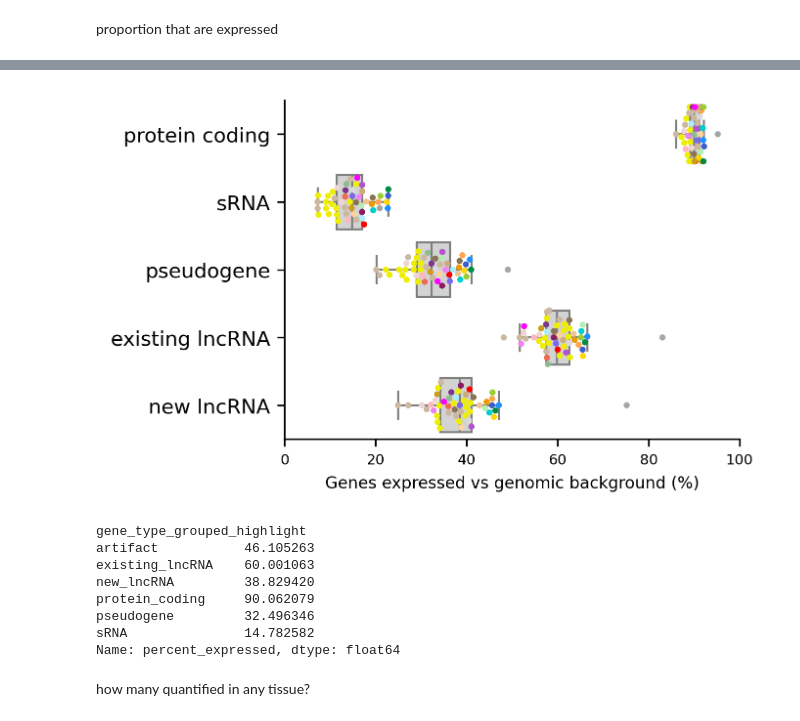
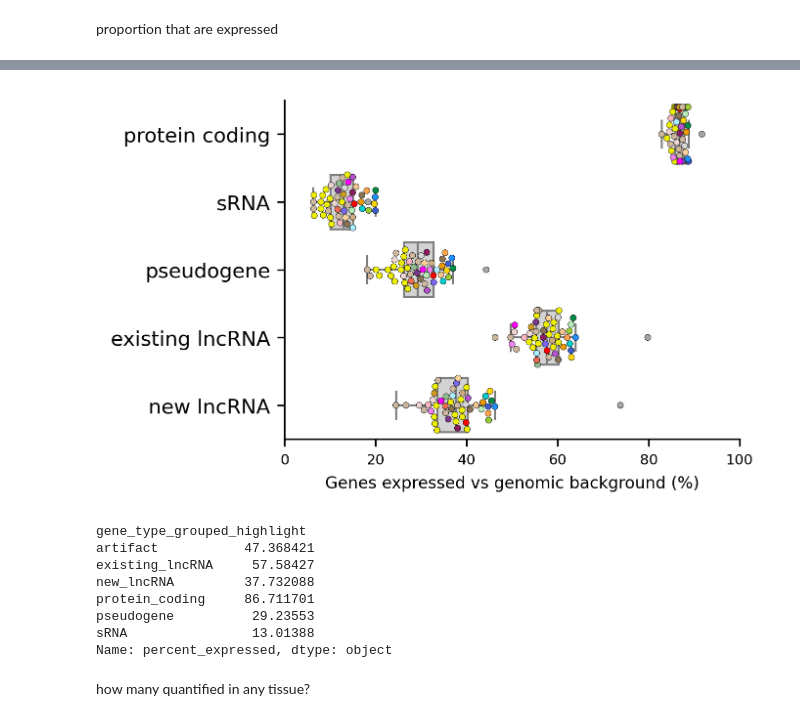
Before and after one commit to danielnachun/gtex-gencode47, a Jupyter notebook: notebooks/quantify_matched_nongenic_null.ipynb, the cells around one changed output, grey strips where cells are left out. Cells and saved outputs as stored; diff of their text form; code cells hidden in the pictures.

```diff
--- a/notebooks/quantify_matched_nongenic_null.ipynb
+++ b/notebooks/quantify_matched_nongenic_null.ipynb
@@ -49,9 +49,9 @@ tissue_df['tissue_file_name'] = (
 
 gene_type_pal_highlight = {'new_lncRNA':'#fb83ba',
                             'existing_lncRNA':'#b70657',
-                            'protein_coding':'#215B30',
-                            'sRNA':'#6A5ACD',
-                            'pseudogene':'#005BBF',
+                            'sRNA':'#2D716F',
+                            'pseudogene':'#734675',
+                            'protein_coding':'#016895',
                             'artifact':'grey'}
 
 
@@ -59,13 +59,12 @@ gene_type_order_highlight = ['new_lncRNA', 'existing_lncRNA', 'protein_coding',
 
 # Use a lighter/greyer version for all except new_lncRNA
 gene_type_pal_greyed = {
-    'new_lncRNA': '#fb83ba',
+    'new_lncRNA': '#b70657',
     'existing_lncRNA': '#d6a5b7',
-    'protein_coding': '#b2c2b7',
-    'sRNA': '#b6b6d8',
-    'pseudogene': '#aabfd8',
-    'artifact': '#cccccc'
-}
+    'sRNA': '#b3c6c6',           # lighter/greyer teal
+    'pseudogene': '#c2b0c6',     # lighter/greyer purple
+    'protein_coding': '#a3b9c6', # lighter/greyer blue
+    'artifact': '#cccccc'}        # light grey
 
 
 # colors for the tissue groups
@@ -99,3 +98,5 @@ tissue_group_color_map = {
     'Uterus': '#EED5D2',
     'Vagina': '#EED5D2'
 }
+
+tissue_color_map = dict(zip(tissue_color_df['tissue_name'], tissue_color_df['tissue_color_hex']))
@@ -342,7 +361,7 @@ for tissue_id in tissue_sample_lists.index.values[1:]:
     quantifications = pd.merge(quantifications, get_null_quantifications(rnaseqc_dir, null_dir, tissue_sample_lists, tissue_id), on='Name')
 
 # add in gene type information
-quantifications = pd.merge(quantifications, gencode_ids, left_on='Name', right_on='gene_id_v47')
+quantifications = pd.merge(quantifications, gencode_ids[~gencode_ids['gene_id_v47'].isna()], left_on='Name', right_on='gene_id_v47', how='right')
 # %% [output]
         /home/klawren/oak/gtex/output/all_tissues_old/rnaseqc_agg/Adipose_Subcutaneous.v11.null_quantifications.txt
         /home/klawren/oak/gtex/output/all_tissues_old/rnaseqc_agg/Adipose_Visceral_Omentum.v11.null_quantifications.txt
@@ -364,3 +405,7 @@ quantifications = pd.merge(quantifications, gencode_ids, left_on='Name', right_o
+# %%
+# fill in 0s for genes not every quatified (lost due to overlap)
+quantification_columns = [f'{tissue_id}.quantified_corrected' for tissue_id in tissue_sample_lists.index.values]
+quantifications[quantification_columns] = quantifications[quantification_columns].fillna(0)
 # %% [markdown]
 null counts sanity check
 # %%
@@ -392,31 +453,42 @@ proportion_expressed['tissue'] = proportion_expressed['variable'].str.split('.qu
 # %%
 fig, ax = plt.subplots(figsize=(4,3), dpi=300)
 proportion_expressed['percent_expressed'] = proportion_expressed['proportion_expressed']*100
 
-sns.swarmplot(proportion_expressed[proportion_expressed['gene_type_grouped_highlight']!='artifact'], ax=ax,
-    hue='tissue', y='gene_type_grouped_highlight', x='percent_expressed',  palette=tissue_color_palette, hue_order=tissue_color_df['tissue_name'], legend=False, zorder=2, s=3,
-    order=['protein_coding', 'sRNA','pseudogene', 'existing_lncRNA', 'new_lncRNA'])
+sns.swarmplot(
+    data=proportion_expressed[proportion_expressed['gene_type_grouped_highlight'] != 'artifact'],
+    ax=ax,
+    hue='tissue',
+    y='gene_type_grouped_highlight',
+    x='percent_expressed',
+    palette=tissue_color_map,
+    linewidth=0.2,           # Black outline on points
+    edgecolor='black',
+    legend=False,
+    zorder=2,
+    s=3,
+    order=['protein_coding', 'sRNA', 'pseudogene', 'existing_lncRNA', 'new_lncRNA']
+)
 
 sns.boxplot(proportion_expressed[proportion_expressed['gene_type_grouped_highlight']!='artifact'], x='percent_expressed', y='gene_type_grouped_highlight', legend=None, fill=True, fliersize=0, ax=ax, color='lightgrey', zorder=1)
 ax.spines[['top', 'right']].set_visible(False)
 ax.set_xlabel('Genes expressed vs genomic background (%)', fontsize=8)
 ax.set_ylabel('')
 ax.set_xlim([0,100])
 
 ax.set_yticklabels(['protein coding', 'sRNA','pseudogene', 'existing lncRNA', 'new lncRNA'], fontsize=10)
 plt.show()
 # %% [output]
-[figure, old version]
+[figure, new version]
 # %%
-proportion_expressed.groupby('gene_type_grouped_highlight')['percent_expressed'].mean()
+proportion_expressed.groupby('gene_type_grouped_highlight')['percent_expressed'].median()
 # %% [output]
 gene_type_grouped_highlight
-artifact           46.105263
-existing_lncRNA    60.001063
-new_lncRNA         38.829420
-protein_coding     90.062079
-pseudogene         32.496346
-sRNA               14.782582
-Name: percent_expressed, dtype: float64
+artifact           47.368421
+existing_lncRNA     57.58427
+new_lncRNA         37.732088
+protein_coding     86.711701
+pseudogene          29.23553
+sRNA                13.01388
+Name: percent_expressed, dtype: object
 # %% [markdown]
 how many quantified in any tissue?
```
Also changed, not shown: parts of 11 cells of this notebook, 10 other files.
